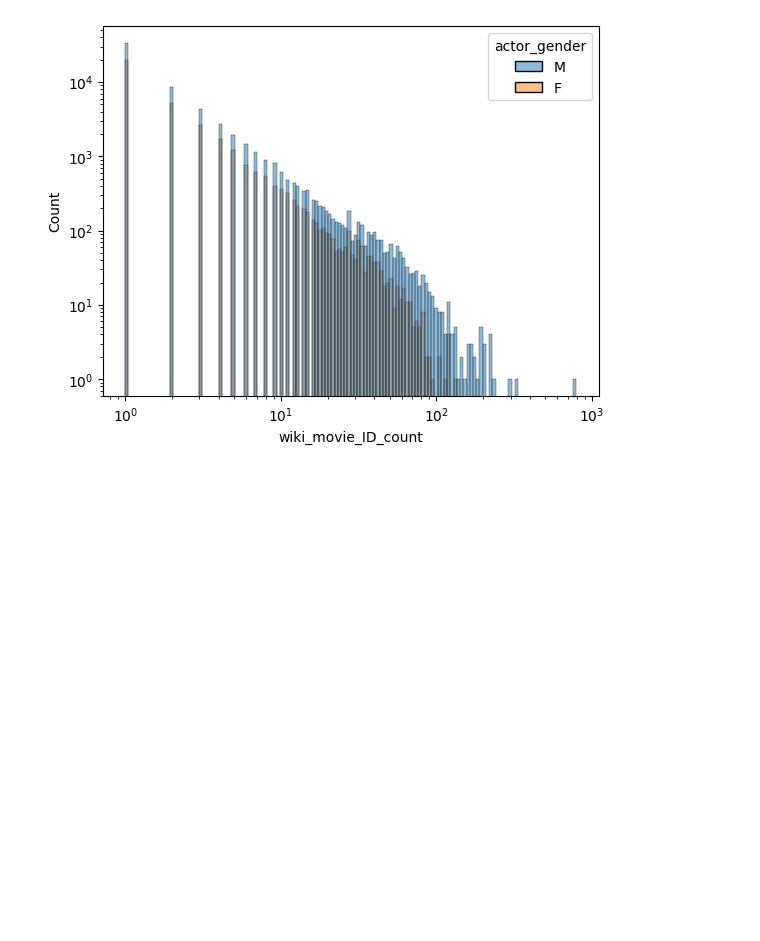
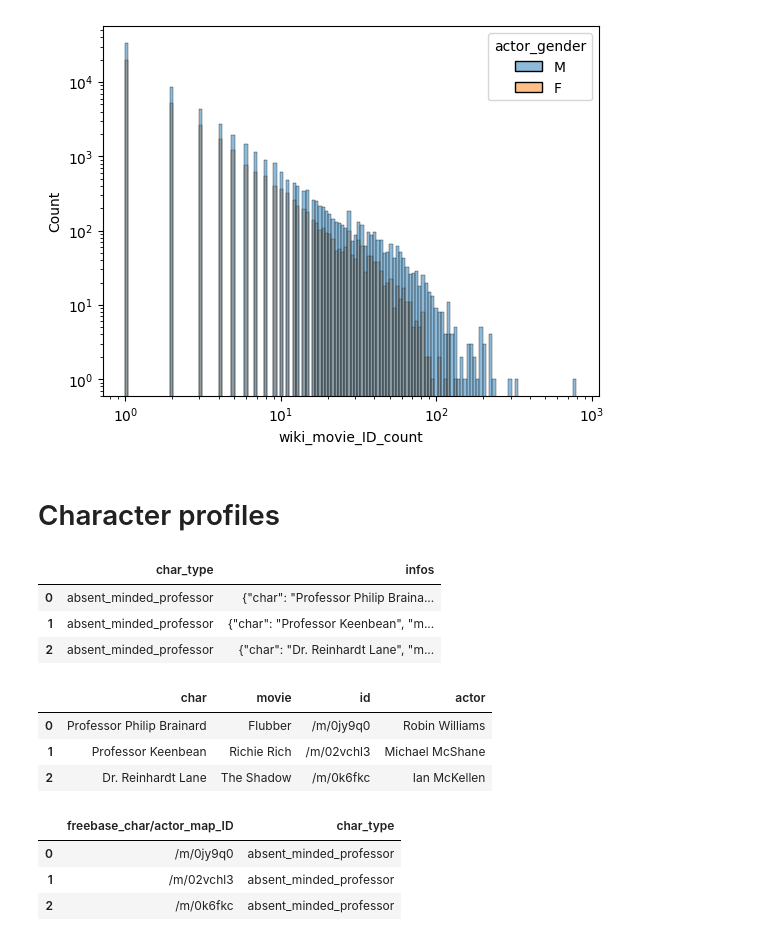
Before and after one commit to epfl-ada/ada-2022-project-armada, a Jupyter notebook: Madeleine.ipynb, the cells around one changed output. Cells and saved outputs as stored; diff of their text form; code cells hidden in the pictures; blank space fills up the shorter version.

```diff
--- a/Madeleine.ipynb
+++ b/Madeleine.ipynb
@@ -853,3 +816,50 @@ sns.histplot(data=career_gender, x="wiki_movie_ID_count", hue="actor_gender", lo
 # %% [output]
 <AxesSubplot: xlabel='wiki_movie_ID_count', ylabel='Count'>
 [figure]
+# %% [markdown]
+# Character profiles
+# %%
+# import tvtropes.clusters
+type_char=pd.read_table('Data/MovieSummaries/tvtropes.clusters.txt',header=None)
+
+# rename the columns
+type_char.columns=['char_type','infos']
+
+# print the dataframe
+type_char.head(3)
+# %% [output]
+|  | char_type | infos |
+| 0 | absent_minded_professor | {"char": "Professor Philip Braina... |
+| 1 | absent_minded_professor | {"char": "Professor Keenbean", "m... |
+| 2 | absent_minded_professor | {"char": "Dr. Reinhardt Lane", "m... |
+# %%
+# split the dictionnaries into columns
+
+import json
+list=[]
+
+for i in range(len(type_char)):
+    list=list+[json.loads(type_char['infos'][i])]
+
+char_type_df=pd.DataFrame(list)
+
+char_type_df.head(3)
+# %% [output]
+|  | char | movie | id | actor |
+| 0 | Professor Philip Brainard | Flubber | /m/0jy9q0 | Robin Williams |
+| 1 | Professor Keenbean | Richie Rich | /m/02vchl3 | Michael McShane |
+| 2 | Dr. Reinhardt Lane | The Shadow | /m/0k6fkc | Ian McKellen |
+# %%
+# add the char_type column
+char_type_df['char_type']=type_char['char_type']
+# rename the columns
+char_type_df.columns=['character_name','movie_name','freebase_char/actor_map_ID','actor_name','char_type']
+# keep only the columns of interest
+char_type_df = char_type_df[['freebase_char/actor_map_ID','char_type']]
+
+char_type_df.head(3)
+# %% [output]
+|  | freebase_char/actor_map_ID | char_type |
+| 0 | /m/0jy9q0 | absent_minded_professor |
+| 1 | /m/02vchl3 | absent_minded_professor |
+| 2 | /m/0k6fkc | absent_minded_professor |
```
Also changed, not shown: parts of 18 cells of this notebook, 2 other files.
